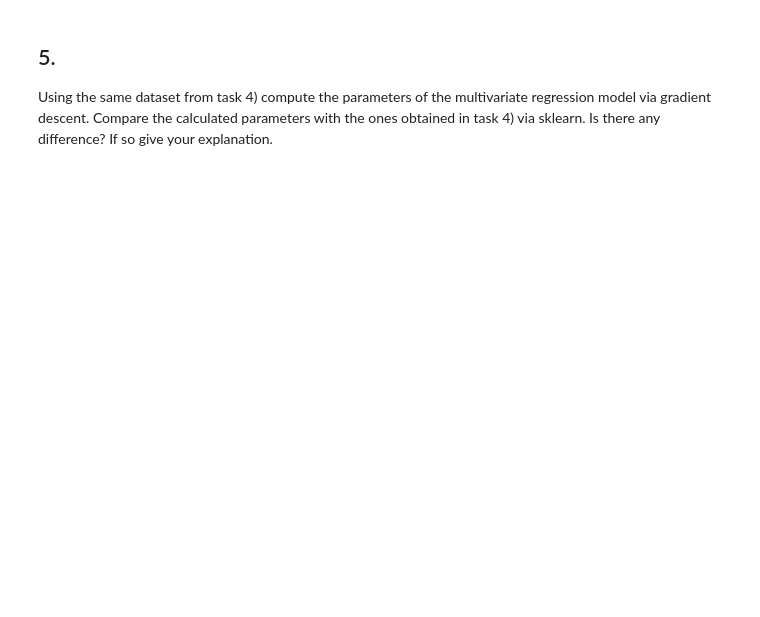
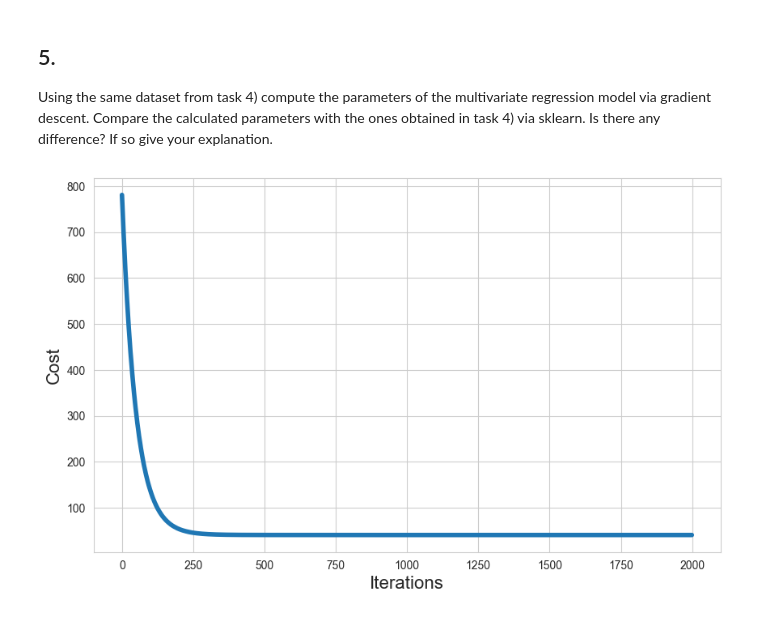
Before and after one commit to Nosyfire/Data_mining_and_machine_learning, a Jupyter notebook: Homework_4(Linear_regression)/Linear regression.ipynb, the cells around one changed output. Saved outputs shown, nothing was run; the diff lists cells and outputs as text; code cells hidden in the pictures; blank space fills up the shorter version.

```diff
--- a/Homework_4(Linear_regression)/Linear regression.ipynb
+++ b/Homework_4(Linear_regression)/Linear regression.ipynb
@@ -398,0 +405,42 @@ def grad_descent(X, y, theta, alpha, num_iters):
+# %%
+# NOTE: y and theta vector should be (and here is) a column vector!!
+def compute_cost(y, y_pred):
+    """
+    Calculates the LMSE for a multivariate function.
+    """
+    m = y.shape[0]
+
+    loss = 0
+    for y_pred_i, y_i in zip(y_pred, y):
+        loss += (y_pred_i - y_i) ** 2
+    return 1 / (2 * m) * loss
+# %%
+def gradient_descent(X, y, theta, alpha, n_iter):
+    """
+    Implements the naive gradient descent algorithm and calculates loss
+    along the way.
+    """
+    m = y.shape[0]
+    # Calculate initial cost
+    costs = []
+
+    for i in range(n_iter):
+        y_pred = np.dot(X, theta)
+        theta = theta - 2 * alpha / m * np.dot(X.T, y_pred - y)
+        costs.append(compute_cost(y, y_pred))
+    return costs, theta
+
+costs_predict, theta_predict = gradient_descent(X_gradient, y_gradient, theta, 0.005, 2000)
+# %%
+'''cost function plot'''
+fig, ax = plt.subplots(figsize=(10, 6))
+
+
+ax.plot(costs_predict, lw=4)
+
+ax.set_xlabel('Iterations', fontsize=16)
+ax.set_ylabel('Cost', fontsize=16)
+
+plt.show()
+# %% [output]
+[figure, added]
```
Also changed, not shown: parts of 20 cells of this notebook.
